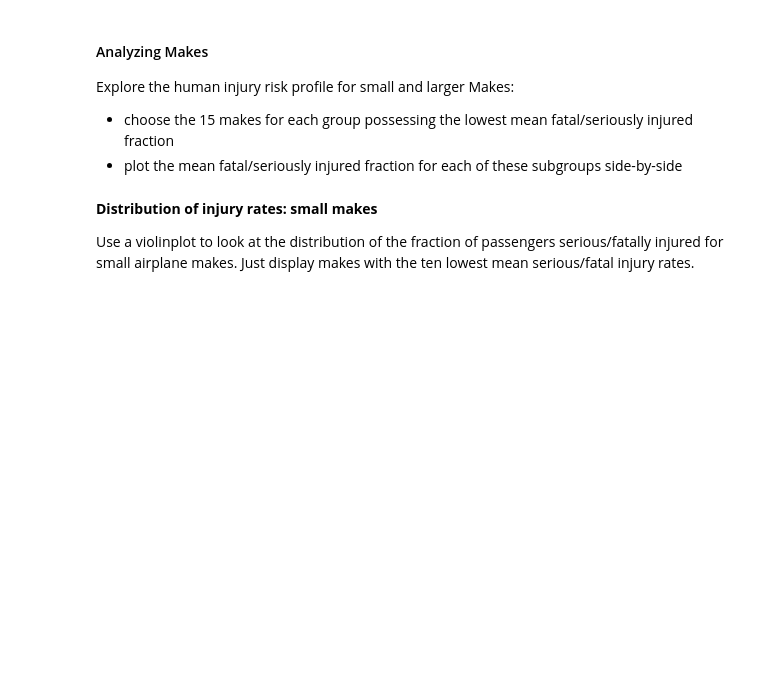
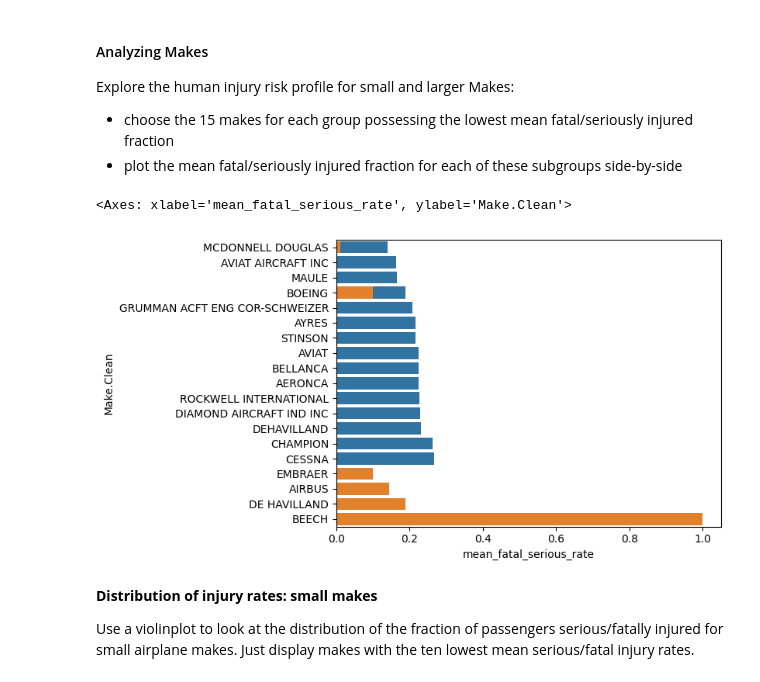
Before and after one commit to drivernf/dsc-course0-m8-lab, a Jupyter notebook: Aviation_Accidents_Data_Analysis.ipynb, the cells around one changed output. Drawn from its saved outputs; the diff is of its cells as text; code cells hidden in the pictures; blank space fills up the shorter version.

```diff
--- a/Aviation_Accidents_Data_Analysis.ipynb
+++ b/Aviation_Accidents_Data_Analysis.ipynb
@@ -48,6 +48,38 @@ Large rows: 462
 Explore the human injury risk profile for small and larger Makes:
 - choose the 15 makes for each group possessing the lowest mean fatal/seriously injured fraction
 - plot the mean fatal/seriously injured fraction for each of these subgroups side-by-side
+# %%
+def top_safe_makes(frame, group_label):
+    out = (
+        frame.groupby("Make.Clean", dropna=True)
+        .agg(
+            n_events=("Event.Id", "count"),
+            mean_fatal_serious_rate=("Fatal.Serious.Rate", "mean")
+        )
+        .sort_values(["mean_fatal_serious_rate", "n_events"], ascending=[True, False])
+        .head(15)
+        .reset_index()
+    )
+    out["Size.Group"] = group_label
+    return out
+
+small_top15 = top_safe_makes(small_df, "Small (<=20)")
+large_top15 = top_safe_makes(large_df, "Large (>20)")
+
+sns.barplot(
+    data=small_top15.sort_values("mean_fatal_serious_rate", ascending=True),
+    x="mean_fatal_serious_rate",
+    y="Make.Clean"
+)
+
+sns.barplot(
+    data=large_top15.sort_values("mean_fatal_serious_rate", ascending=True),
+    x="mean_fatal_serious_rate",
+    y="Make.Clean"
+)
+# %% [output]
+<Axes: xlabel='mean_fatal_serious_rate', ylabel='Make.Clean'>
+[figure, added]
 # %% [markdown]
 **Distribution of injury rates: small makes**
 
```
